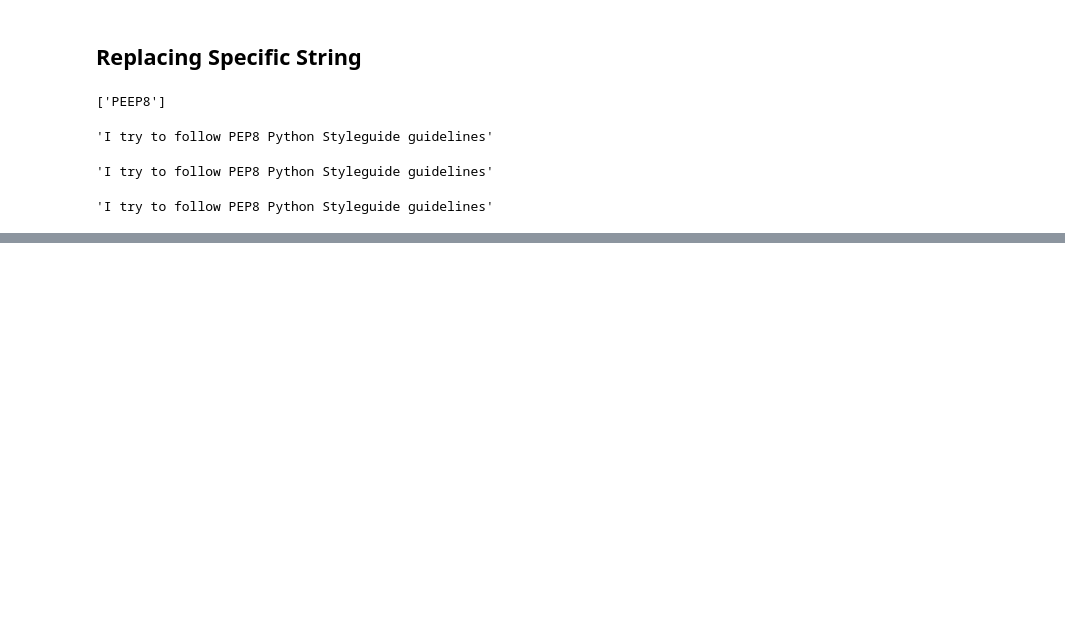
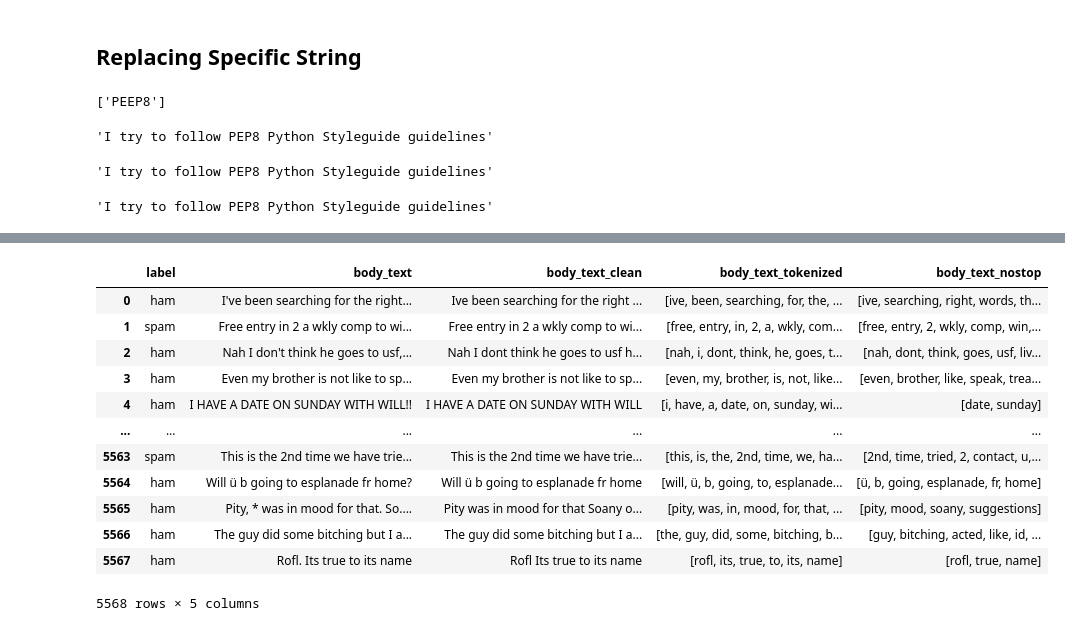
Before and after one commit to allaccountstaken/nlp_with_nltk, a Jupyter notebook: nlp_pipeline.ipynb, the cells around one changed output, grey strips where cells are left out. Cells and saved outputs as stored; diff of their text form; code cells hidden in the pictures; blank space fills up the shorter version.

Commit message:
preprocessing steps: punctuation, tokenization, stopwords

```diff
--- a/nlp_pipeline.ipynb
+++ b/nlp_pipeline.ipynb
@@ -274,0 +320,5 @@ re.sub('[A-Z]+[0-9]+', 'PEP8 Python Styleguide', peep8_test)
+# %%
+data['body_text_clean'] = data['body_text'].apply(
+lambda x: remove_punct(x))
+
+data.head()
@@ -274,0 +334,9 @@ re.sub('[A-Z]+[0-9]+', 'PEP8 Python Styleguide', peep8_test)
+# %%
+import re
+
+def tokenize(text):
+    tokens = re.split('\W+', text)
+    return tokens
+
+data['body_text_tokenized'] = data['body_text_clean'].apply(lambda x: tokenize(x.lower()))
+data.head()
@@ -274,0 +354,24 @@ re.sub('[A-Z]+[0-9]+', 'PEP8 Python Styleguide', peep8_test)
+# %%
+stopword = nltk.corpus.stopwords.words('english')
+# %%
+def remove_stopwords(tokenized_list):
+    text =  [word for word in tokenized_list if word not in stopword]
+    return text
+
+data['body_text_nostop'] = data['body_text_tokenized'].apply(lambda x : remove_stopwords(x))
+# %%
+data
+# %% [output]
+|  | label | body_text | body_text_clean | body_text_tokenized | body_text_nostop |
+| 0 | ham | I've been searching for the right... | Ive been searching for the right ... | [ive, been, searching, for, the, ... | [ive, searching, right, words, th... |
+| 1 | spam | Free entry in 2 a wkly comp to wi... | Free entry in 2 a wkly comp to wi... | [free, entry, in, 2, a, wkly, com... | [free, entry, 2, wkly, comp, win,... |
+| 2 | ham | Nah I don't think he goes to usf,... | Nah I dont think he goes to usf h... | [nah, i, dont, think, he, goes, t... | [nah, dont, think, goes, usf, liv... |
+| 3 | ham | Even my brother is not like to sp... | Even my brother is not like to sp... | [even, my, brother, is, not, like... | [even, brother, like, speak, trea... |
+| 4 | ham | I HAVE A DATE ON SUNDAY WITH WILL!! | I HAVE A DATE ON SUNDAY WITH WILL | [i, have, a, date, on, sunday, wi... | [date, sunday] |
+| ... | ... | ... | ... | ... | ... |
+| 5563 | spam | This is the 2nd time we have trie... | This is the 2nd time we have trie... | [this, is, the, 2nd, time, we, ha... | [2nd, time, tried, 2, contact, u,... |
+| 5564 | ham | Will ü b going to esplanade fr home? | Will ü b going to esplanade fr home | [will, ü, b, going, to, esplanade... | [ü, b, going, esplanade, fr, home] |
+| 5565 | ham | Pity, * was in mood for that. So.... | Pity was in mood for that Soany o... | [pity, was, in, mood, for, that, ... | [pity, mood, soany, suggestions] |
+| 5566 | ham | The guy did some bitching but I a... | The guy did some bitching but I a... | [the, guy, did, some, bitching, b... | [guy, bitching, acted, like, id, ... |
+| 5567 | ham | Rofl. Its true to its name | Rofl Its true to its name | [rofl, its, true, to, its, name] | [rofl, true, name] |
+5568 rows × 5 columns
```
Also changed, not shown: parts of 10 cells of this notebook, 1 other file.
